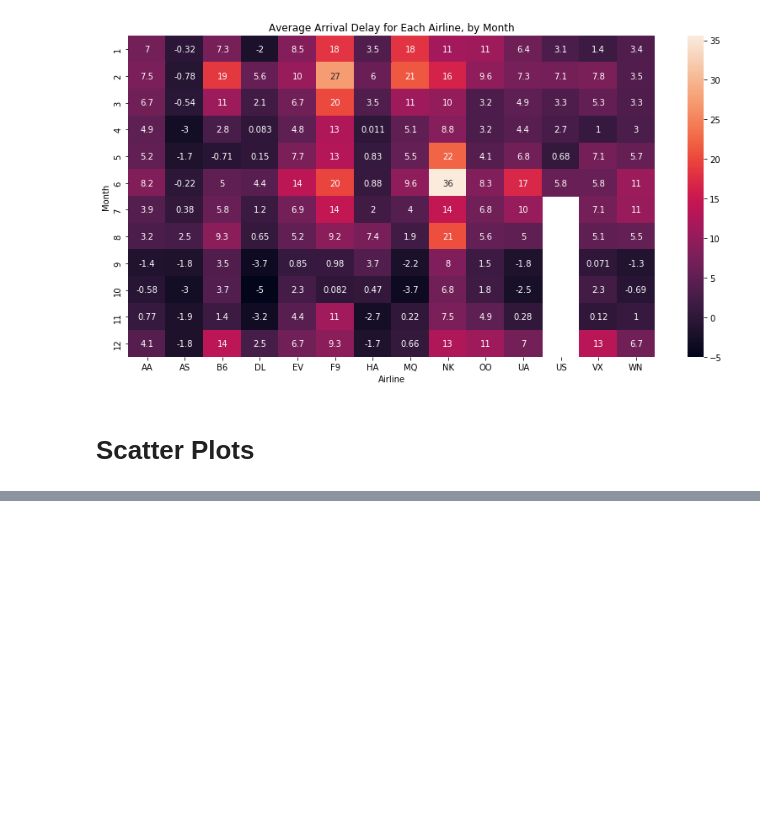
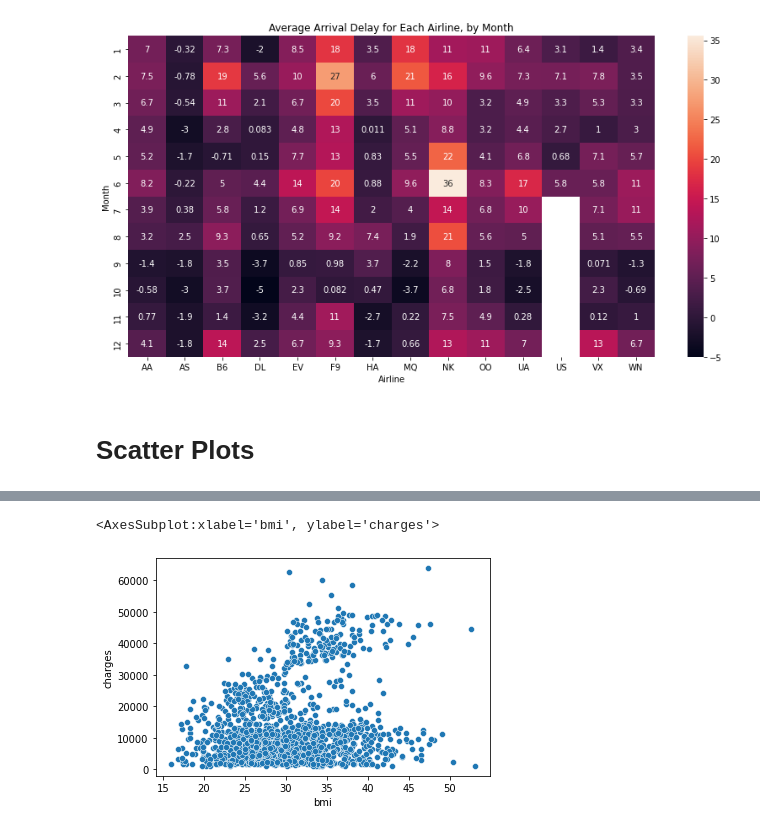
Before and after one commit to Dawreen/ml-notebook, a Jupyter notebook: DataVisualization.ipynb, the cells around one changed output, grey strips where cells are left out. Saved outputs shown, nothing was run; the diff lists cells and outputs as text; code cells hidden in the pictures; blank space fills up the shorter version.

Commit message:
Scatter plots added.
Signed-off-by: Dawreen <dntknwhtf@gmail.com>

```diff
--- a/DataVisualization.ipynb
+++ b/DataVisualization.ipynb
@@ -175,0 +190,8 @@ Text(0.5, 42.0, 'Airline')
+# %%
+import os
+
+insurance_filepath = os.getcwd() + "/datasets/insurance.csv"
+
+insurance_data = pd.read_csv(insurance_filepath)
+
+insurance_data
@@ -175,0 +217,5 @@ Text(0.5, 42.0, 'Airline')
+# %%
+sns.scatterplot(x = insurance_data['bmi'], y = insurance_data['charges'])
+# %% [output]
+<AxesSubplot:xlabel='bmi', ylabel='charges'>
+[figure, added]
```
Also changed, not shown: parts of 15 cells of this notebook, 1 other file.
